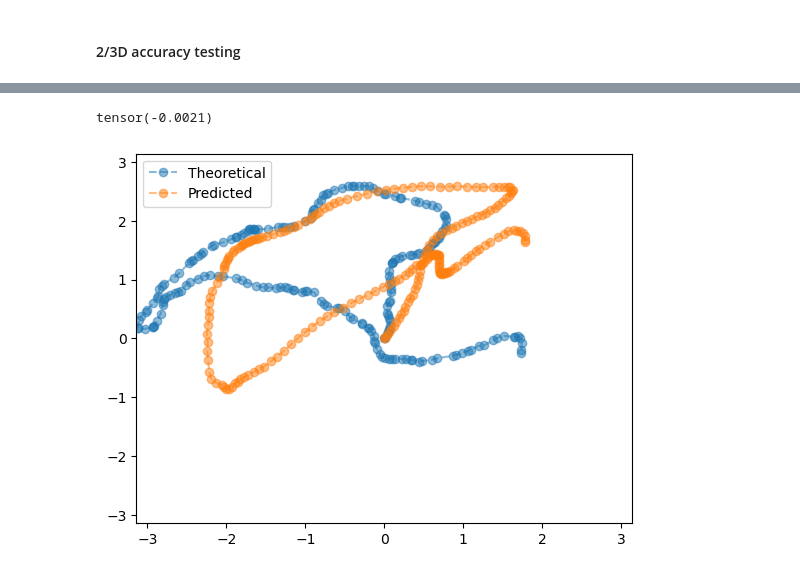
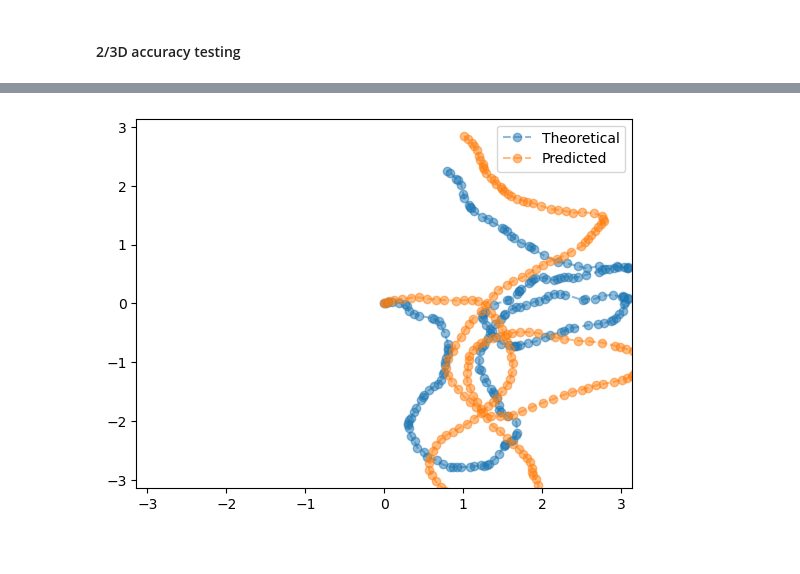
Before and after one commit to bioAI-Oslo/RNN-Adding-Problem-Representations, a Jupyter notebook: notebooks/summer.ipynb, the cells around one changed output, grey strips where cells are left out. Cells and saved outputs as stored; diff of their text form; code cells hidden in the pictures.

```diff
--- a/notebooks/summer.ipynb
+++ b/notebooks/summer.ipynb
@@ -260,27 +272,28 @@ Mean error:  0.02575159934557524
-# %%
-zlabels[2,0]
-# %% [output]
-tensor(-0.0021)
 # %%
 basises = np.array(basises)
 
 pos = np.zeros((n_test,t_test+1,2))
 pos[:,:,0] = xtheta*basises[0,0] + ytheta*basises[1,0] + ztheta*basises[2,0]
 pos[:,:,1] = xtheta*basises[0,1] + ytheta*basises[1,1] + ztheta*basises[2,1]
 
-n = 21
+n = 299
 plt.plot(pos[n,:,0],pos[n,:,1],'--o', alpha=0.5, label='Theoretical')
 xpath = np.zeros((xangs.shape[0],xangs.shape[1]+1))
 ypath = np.zeros((xangs.shape[0],xangs.shape[1]+1))
+zpath = np.zeros((xangs.shape[0],xangs.shape[1]+1))
 # xpath[:,0] = 0
 # ypath[:,0] = 0
 for i in range(1,xangs.shape[1]+1):
     xpath[:,i] = xpath[:,i-1] + xangs[:,i-1]
     ypath[:,i] = ypath[:,i-1] + yangs[:,i-1]
-plt.plot(xpath[n,:],ypath[n,:],'--o', alpha=0.5, label='Predicted')
+    zpath[:,i] = zpath[:,i-1] + zangs[:,i-1]
+pos_hat = np.zeros((n_test,t_test+1,2))
+pos_hat[:,:,0] = xpath*basises[0,0] + ypath*basises[1,0] + zpath*basises[2,0]
+pos_hat[:,:,1] = xpath*basises[0,1] + ypath*basises[1,1] + zpath*basises[2,1]
+plt.plot(pos_hat[n,:,0],pos_hat[n,:,1],'--o', alpha=0.5, label='Predicted')
 plt.xlim(-np.pi,np.pi)
 plt.ylim(-np.pi,np.pi)
 plt.legend()
 plt.show()
 # %% [output]
-[figure, old version]
+[figure, new version]
```
Also changed, not shown: parts of 11 cells of this notebook, 1 other file.
